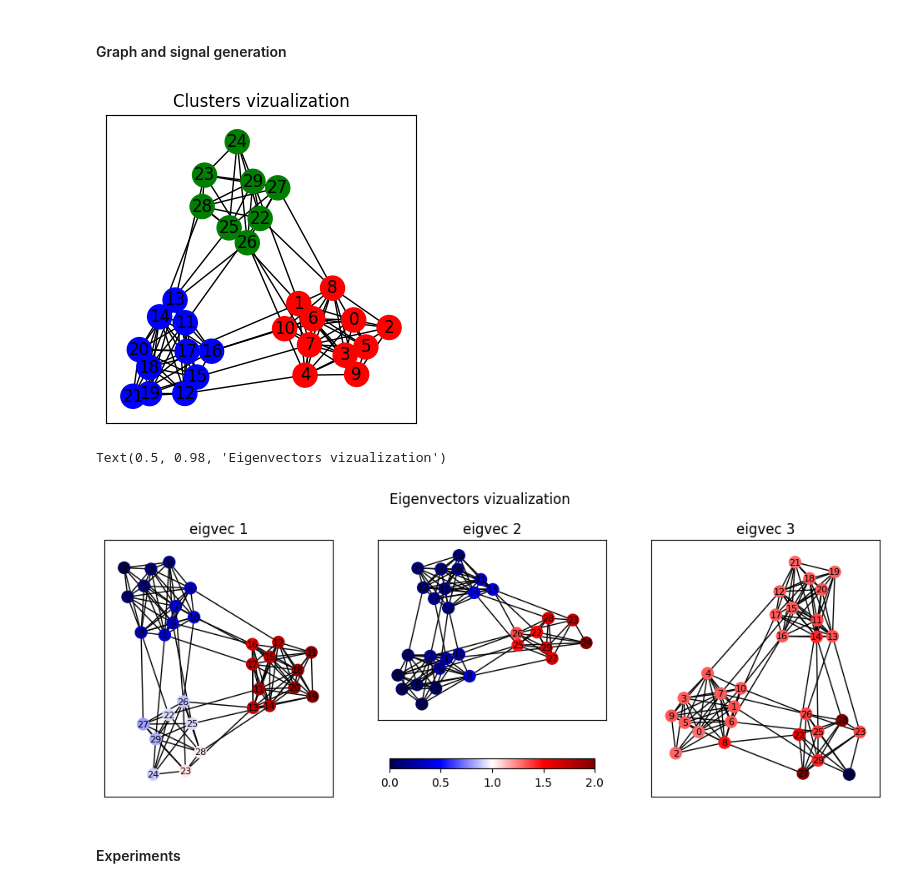
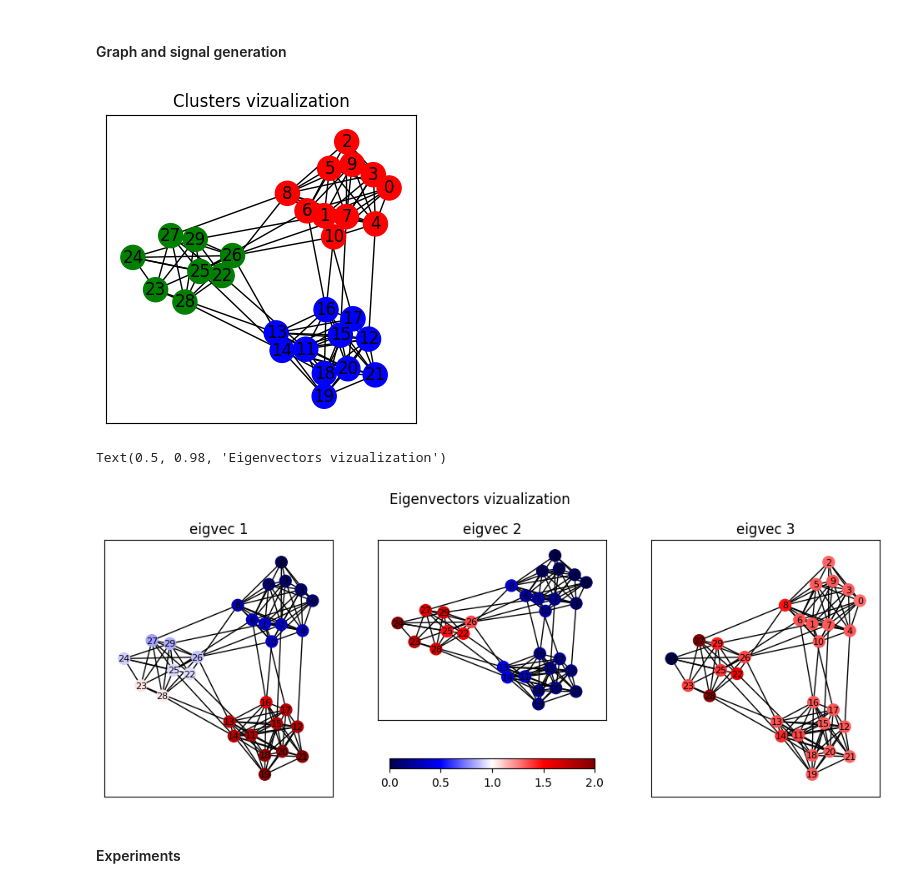
Before and after one commit to evenmatencio/graph-signals-change-point-detection, a Jupyter notebook: cpd_playground.ipynb, the cells around one changed output. Cells and saved outputs as stored; diff of their text form; code cells hidden in the pictures.

Commit message:
Nodes coordinates set for synth data

```diff
--- a/cpd_playground.ipynb
+++ b/cpd_playground.ipynb
@@ -457,26 +457,27 @@ intra_density = 0.85
 graph_seed = 10
 
 G = nx.gaussian_random_partition_graph(n=nb_nodes, s=mean_cluster_size, v=2*mean_cluster_size, p_in=intra_density, p_out=inter_density, seed=graph_seed)
+coord = nx.spring_layout(G)
 # %%
 # Vizualization of the graph clusters
 #####################################
 
 clusters_seed = 20
 clusters = nx.algorithms.community.louvain.louvain_communities(G, seed=clusters_seed)
 colors_dct = {0: 'r', 1: 'b', 2: 'g'}
 cluster_idx_arr = np.zeros((nb_nodes))
 
 for cl_ind in range(len(clusters)):
     for node_ind in list(clusters[cl_ind]):
         cluster_idx_arr[node_ind] = cl_ind
 
 colors_l = [colors_dct[cluster_idx_arr[node_ind]] for node_ind in range(nb_nodes)]
 
 fig, ax = plt.subplots(1, 1, figsize=(4, 4))
 ax.set_title('Clusters vizualization')
-nx.draw_networkx(G, with_labels=True, node_color=colors_l,  ax=ax)
+nx.draw_networkx(G, pos=coord, with_labels=True, node_color=colors_l,  ax=ax)
 # %% [output]
-[figure, old version]
+[figure, new version]
 # %%
 # Vizualization of the eigenvectors shapes
 ##########################################
@@ -491,17 +492,17 @@ eigvals, eigvects = eigh(nx.laplacian_matrix(G).toarray())
 norm = lambda arr: (arr - np.min(arr))/(np.max(arr) - np.min(arr))
 
 fig, axes = plt.subplots(1, 3, figsize=(12, 4))
-nx.draw_networkx(G, with_labels=True, node_color=norm(eigvects[:, 1]), node_size=100, font_size=8, cmap='seismic', ax=axes[0])
+nx.draw_networkx(G, pos=coord, with_labels=True, node_color=norm(eigvects[:, 1]), node_size=100, font_size=8, cmap='seismic', ax=axes[0])
 axes[0].set_title(f'eigvec 1')
-nx.draw_networkx(G, with_labels=True, node_color=norm(eigvects[:, 2]), node_size=100, font_size=8, cmap='seismic', ax=axes[1])
+nx.draw_networkx(G, pos=coord, with_labels=True, node_color=norm(eigvects[:, 2]), node_size=100, font_size=8, cmap='seismic', ax=axes[1])
 axes[1].set_title(f'eigvec 2')
-nx.draw_networkx(G, with_labels=True, node_color=norm(eigvects[:, 3]), node_size=100, font_size=8, cmap='seismic', ax=axes[2])
+nx.draw_networkx(G, pos=coord, with_labels=True, node_color=norm(eigvects[:, 3]), node_size=100, font_size=8, cmap='seismic', ax=axes[2])
 axes[2].set_title(f'eigvec 3')
 fig.colorbar(matplotlib.cm.ScalarMappable(norm=matplotlib.colors.Normalize(vmin=0, vmax=2), cmap='seismic'), shrink=0.9, ax=axes[1], orientation='horizontal')
 fig.suptitle('Eigenvectors vizualization', verticalalignment='bottom')
 # %% [output]
 Text(0.5, 0.98, 'Eigenvectors vizualization')
-[figure, old version]
+[figure, new version]
 # %%
 n_dim_no_change = sum([len(cl) for cl in clusters[:-1]])
 n_dim_with_change = len(clusters[-1])
```
